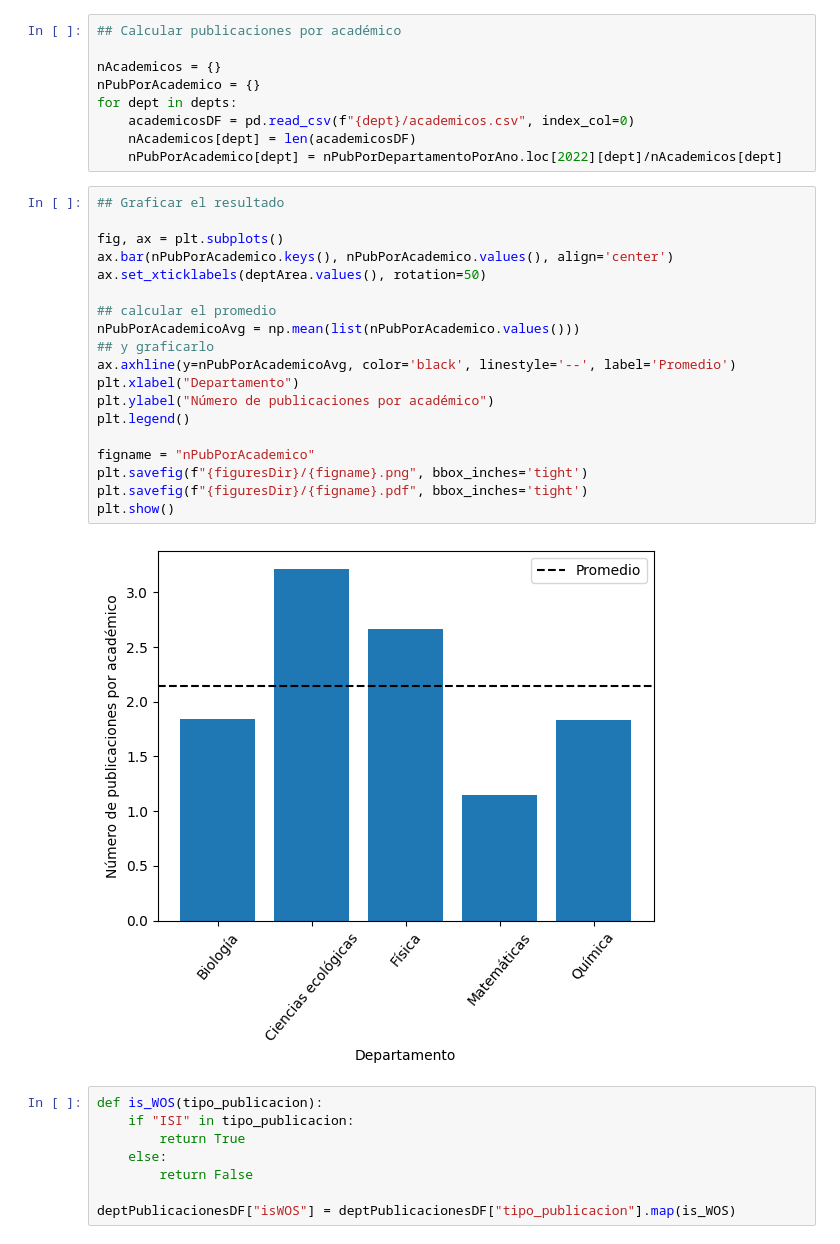
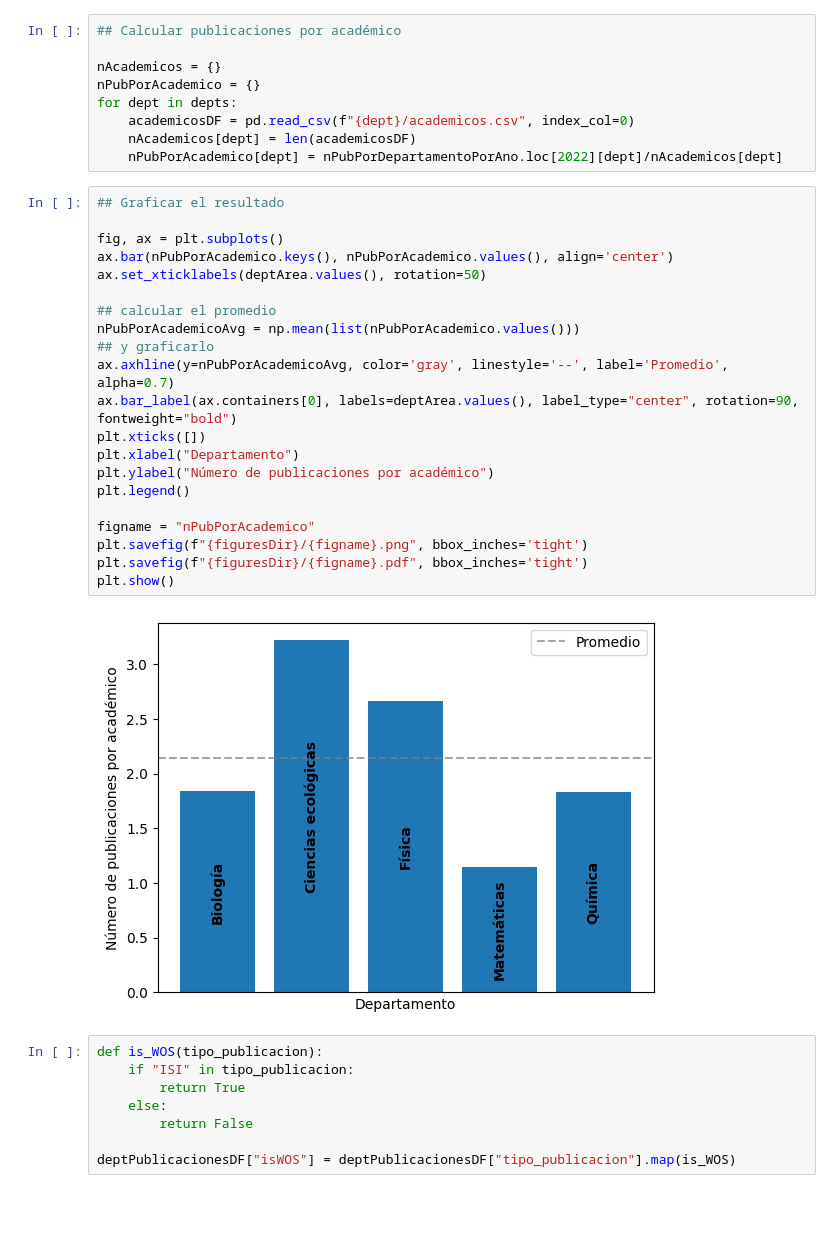
Before and after one commit to dmunozg/analisisPublicacionesFCiencias, a Jupyter notebook: analysis.ipynb, the cells around one changed output. Cells and saved outputs as stored; diff of their text form; blank space fills up the shorter version.

```diff
--- a/analysis.ipynb
+++ b/analysis.ipynb
@@ -91,24 +91,26 @@ for dept in depts:
 # %%
 ## Graficar el resultado
 
 fig, ax = plt.subplots()
 ax.bar(nPubPorAcademico.keys(), nPubPorAcademico.values(), align='center')
 ax.set_xticklabels(deptArea.values(), rotation=50)
 
 ## calcular el promedio
 nPubPorAcademicoAvg = np.mean(list(nPubPorAcademico.values()))
 ## y graficarlo
-ax.axhline(y=nPubPorAcademicoAvg, color='black', linestyle='--', label='Promedio')
+ax.axhline(y=nPubPorAcademicoAvg, color='gray', linestyle='--', label='Promedio', alpha=0.7)
+ax.bar_label(ax.containers[0], labels=deptArea.values(), label_type="center", rotation=90, fontweight="bold")
+plt.xticks([])
 plt.xlabel("Departamento")
 plt.ylabel("Número de publicaciones por académico")
 plt.legend()
 
 figname = "nPubPorAcademico"
 plt.savefig(f"{figuresDir}/{figname}.png", bbox_inches='tight')
 plt.savefig(f"{figuresDir}/{figname}.pdf", bbox_inches='tight')
 plt.show()
 # %% [output]
-[figure, old version]
+[figure, new version]
 # %%
 def is_WOS(tipo_publicacion):
     if "ISI" in tipo_publicacion:
```
Also changed, not shown: parts of 7 cells of this notebook.
